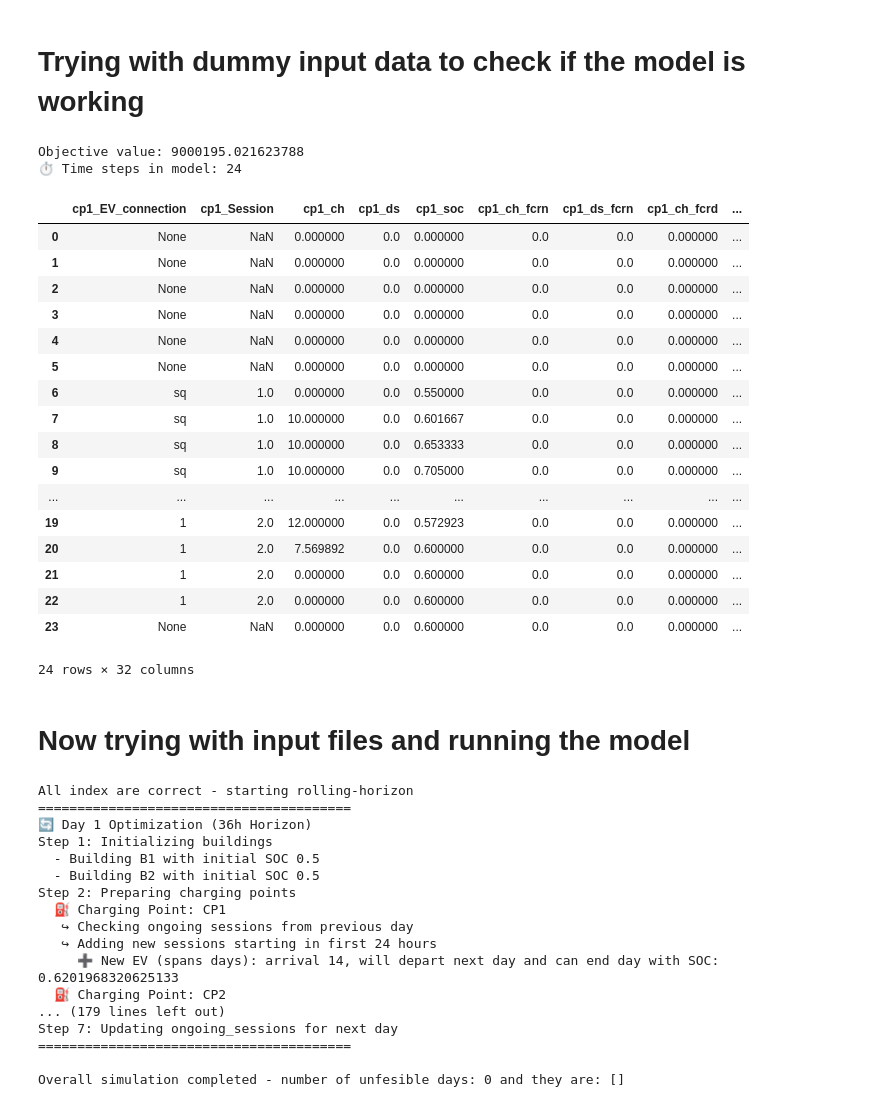
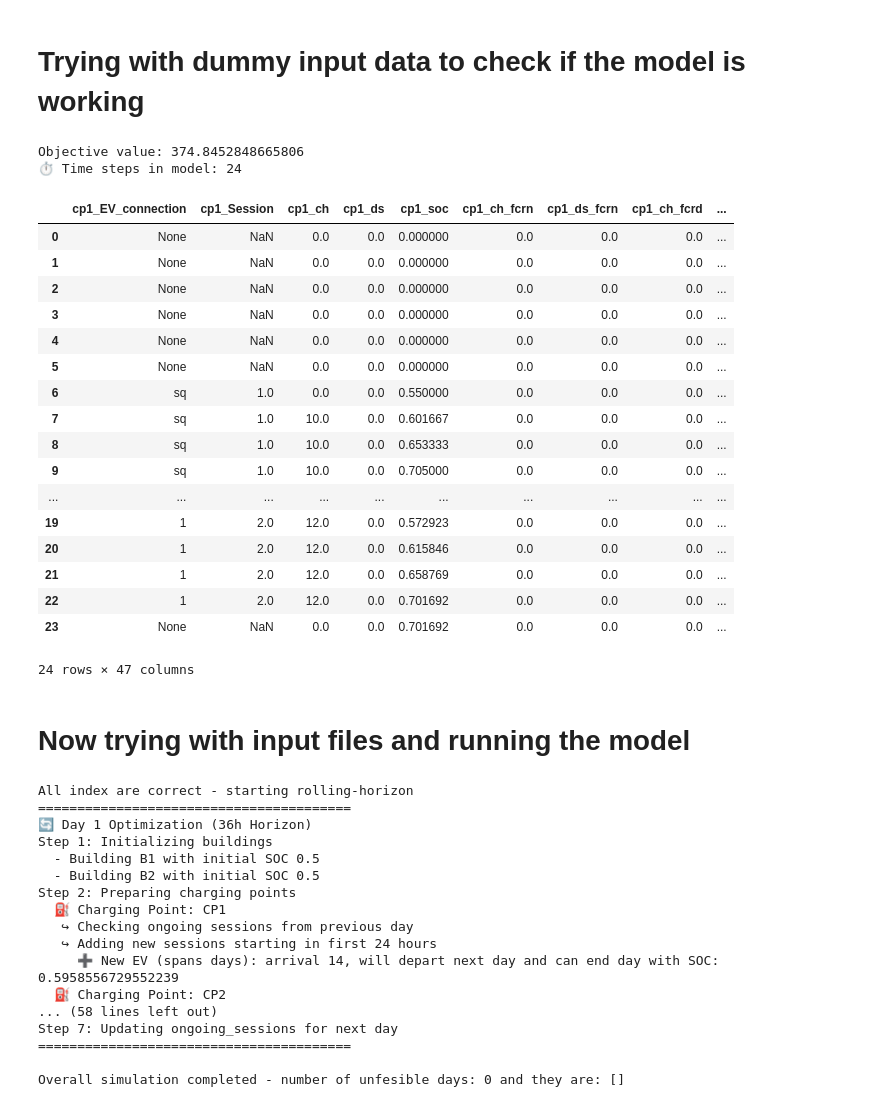
Before and after one commit to SaraAboebeid/ECOM-Tool, a Jupyter notebook: LEC-Opt-with_aging_FCRN_FCRD_15min.ipynb, the cells around one changed output. Cells and saved outputs as stored; diff of their text form; code cells hidden in the pictures.

Commit message:
Updated units for spot prices

```diff
--- a/LEC-Opt-with_aging_FCRN_FCRD_15min.ipynb
+++ b/LEC-Opt-with_aging_FCRN_FCRD_15min.ipynb
@@ -1056,52 +1056,52 @@ load1 = [10 + 0.5*np.sin(i*np.pi/12) for i in range(T)]
 pv_production1 = [0.0 if i < 6 or i > 18 else 2.5*np.sin((i-6)*np.pi/12) for i in range(T)]
 
 base_temp = -5  # average daily temperature
 amplitude = 4   # daily variation
 
 winter_temperature = [
     base_temp + amplitude * np.cos((i - 8) * np.pi / 12)  # coldest at ~5 AM
     + np.random.normal(0, 0.5) + 273  # small natural disturbance
     for i in range(T)
 ]
 
 cp1 = charging_point(name = 'cp1', ev_id = ['sq', 1], session_id= [1, 2], ev_capacity=[45, 65], ev_max_power=[10, 12], ev_arrival=[6, 18], ev_departure= [12, 23], ev_arrival_soc=[0.55, 0.53], ev_desired_soc=[0.75, 0.6])
 cp2 = charging_point(name = 'cp2', ev_id = [2, 3], session_id= [1, 2], ev_capacity=[55, 95], ev_max_power=[10, 12], ev_arrival=[8, 15], ev_departure= [12, 20], ev_arrival_soc=[0.64, 0.7], ev_desired_soc=[0.75, 0.75])
 
 b1 = building(name= 'b1', load = load, pv_production=pv_production, bess_capacity=100, bess_initial_soc=0.2, bess_max_power=15)
 b2 = building(name= 'b2', load = load1, pv_production=pv_production1, bess_capacity=0, bess_initial_soc=0.5, bess_max_power=7.5)
 b3 = building(name= 'b3', load = [0*i for i in range(len(load1))], pv_production=[0*i for i in range(len(pv_production1))], bess_capacity=80, bess_initial_soc=0.5, bess_max_power=7.5)
 
-opt_model = LEC_Opt_spot_fcrn_fcrd([cp1], [], spot_prices, temperature=winter_temperature, fcrn_prices=fcrn_prices, fcrdu_prices=fcrdu_prices, fcrdd_prices=fcrdd_prices,
+opt_model = LEC_Opt_spot_fcrn_fcrd([cp1], [b1], spot_prices, temperature=winter_temperature, fcrn_prices=fcrn_prices, fcrdu_prices=fcrdu_prices, fcrdd_prices=fcrdd_prices,
                                    reg_up=up_reg, reg_down=down_reg, act_fcrn_up=act_up, act_fcrn_down=act_down,
                                    act_fcrd_up=act_up, act_fcrd_down=act_down, fcrn_on=1, fcrdd_on=1, fcrdu_on=1, aging=1, v2g_on=0, resolution=4, dc=True)
 results_df = opt_model.solve()
 df = opt_model.get_results()
 df['Cyc_Age'] = df.filter(regex='_CycAg$').sum(axis=1) * 100
 df['Cal_Age'] = df.filter(regex='_CalAg$').sum(axis=1) * 100
 df['Cyc_Cost'] = df.filter(regex='_CycCost$').sum(axis=1)
 df['Cal_Cost'] = df.filter(regex='_CalCost$').sum(axis=1)
 df
 # %% [output]
-Objective value: 9000195.021623788
+Objective value: 374.8452848665806
 ⏱ Time steps in model: 24
 |  | cp1_EV_connection | cp1_Session | cp1_ch | cp1_ds | cp1_soc | cp1_ch_fcrn | cp1_ds_fcrn | cp1_ch_fcrd | ... |
-| 0 | None | NaN | 0.000000 | 0.0 | 0.000000 | 0.0 | 0.0 | 0.000000 | ... |
-| 1 | None | NaN | 0.000000 | 0.0 | 0.000000 | 0.0 | 0.0 | 0.000000 | ... |
-| 2 | None | NaN | 0.000000 | 0.0 | 0.000000 | 0.0 | 0.0 | 0.000000 | ... |
-| 3 | None | NaN | 0.000000 | 0.0 | 0.000000 | 0.0 | 0.0 | 0.000000 | ... |
-| 4 | None | NaN | 0.000000 | 0.0 | 0.000000 | 0.0 | 0.0 | 0.000000 | ... |
-| 5 | None | NaN | 0.000000 | 0.0 | 0.000000 | 0.0 | 0.0 | 0.000000 | ... |
-| 6 | sq | 1.0 | 0.000000 | 0.0 | 0.550000 | 0.0 | 0.0 | 0.000000 | ... |
-| 7 | sq | 1.0 | 10.000000 | 0.0 | 0.601667 | 0.0 | 0.0 | 0.000000 | ... |
-| 8 | sq | 1.0 | 10.000000 | 0.0 | 0.653333 | 0.0 | 0.0 | 0.000000 | ... |
-| 9 | sq | 1.0 | 10.000000 | 0.0 | 0.705000 | 0.0 | 0.0 | 0.000000 | ... |
+| 0 | None | NaN | 0.0 | 0.0 | 0.000000 | 0.0 | 0.0 | 0.0 | ... |
+| 1 | None | NaN | 0.0 | 0.0 | 0.000000 | 0.0 | 0.0 | 0.0 | ... |
+| 2 | None | NaN | 0.0 | 0.0 | 0.000000 | 0.0 | 0.0 | 0.0 | ... |
+| 3 | None | NaN | 0.0 | 0.0 | 0.000000 | 0.0 | 0.0 | 0.0 | ... |
+| 4 | None | NaN | 0.0 | 0.0 | 0.000000 | 0.0 | 0.0 | 0.0 | ... |
+| 5 | None | NaN | 0.0 | 0.0 | 0.000000 | 0.0 | 0.0 | 0.0 | ... |
+| 6 | sq | 1.0 | 0.0 | 0.0 | 0.550000 | 0.0 | 0.0 | 0.0 | ... |
+| 7 | sq | 1.0 | 10.0 | 0.0 | 0.601667 | 0.0 | 0.0 | 0.0 | ... |
+| 8 | sq | 1.0 | 10.0 | 0.0 | 0.653333 | 0.0 | 0.0 | 0.0 | ... |
+| 9 | sq | 1.0 | 10.0 | 0.0 | 0.705000 | 0.0 | 0.0 | 0.0 | ... |
 | ... | ... | ... | ... | ... | ... | ... | ... | ... | ... |
-| 19 | 1 | 2.0 | 12.000000 | 0.0 | 0.572923 | 0.0 | 0.0 | 0.000000 | ... |
-| 20 | 1 | 2.0 | 7.569892 | 0.0 | 0.600000 | 0.0 | 0.0 | 0.000000 | ... |
-| 21 | 1 | 2.0 | 0.000000 | 0.0 | 0.600000 | 0.0 | 0.0 | 0.000000 | ... |
-| 22 | 1 | 2.0 | 0.000000 | 0.0 | 0.600000 | 0.0 | 0.0 | 0.000000 | ... |
-| 23 | None | NaN | 0.000000 | 0.0 | 0.600000 | 0.0 | 0.0 | 0.000000 | ... |
+| 19 | 1 | 2.0 | 12.0 | 0.0 | 0.572923 | 0.0 | 0.0 | 0.0 | ... |
+| 20 | 1 | 2.0 | 12.0 | 0.0 | 0.615846 | 0.0 | 0.0 | 0.0 | ... |
+| 21 | 1 | 2.0 | 12.0 | 0.0 | 0.658769 | 0.0 | 0.0 | 0.0 | ... |
+| 22 | 1 | 2.0 | 12.0 | 0.0 | 0.701692 | 0.0 | 0.0 | 0.0 | ... |
+| 23 | None | NaN | 0.0 | 0.0 | 0.701692 | 0.0 | 0.0 | 0.0 | ... |
-24 rows × 32 columns
+24 rows × 47 columns
 # %% [markdown]
 # Now trying with input files and running the model
 # %%
@@ -1128,7 +1128,7 @@ temperature = pd.read_excel(temperature_file_path)
 temperature.index = pd.DatetimeIndex(temperature.iloc[:,0])
 # %%
 start_date = pd.to_datetime("2023-01-01 00:00:00")
-days = 5
+days = 2
 horizon_hours = 36
 store_hours = 24
 previous_monthly_peak = 0
@@ -1209,6 +1209,8 @@ for day in range(days):
     for cp_name in charging_point_data.keys():
         print(f"  ⛽ Charging Point: {cp_name}")
         cp_df = charging_point_data[cp_name]
+        cp_df['Arrival'] = pd.to_datetime(cp_df['Arrival'])
+        cp_df['Departure'] = pd.to_datetime(cp_df['Departure'])
         capacities, max_powers, arrivals, departures = [], [], [], []
         arrival_socs, desired_socs, ev_ids, session_ids = [], [], [], []
 
@@ -1311,17 +1313,17 @@ for day in range(days):
 
     # 3. Run optimization
     print("Step 3: Solving optimization model")
-    spot_prices = np.array(prices['Spot prices'].loc[start_time:end_time] * 11.1 / 1000) #€/MWh to SEK/kWh
+    spot_prices = np.array(prices['Spot prices'].loc[start_time:end_time]) #* 11.1 / 1000) #€/MWh to SEK/kWh
     temperatures = np.array(temperature['Temperature'].loc[start_time:end_time])
     fcrn_prices = np.array(prices['FCRN prices'].loc[start_time:end_time] * 11.1 / 1000)
     fcrdu_prices = np.array(prices['FCRDU prices'].loc[start_time:end_time] * 11.1 / 1000)
     fcrdd_prices = np.array(prices['FCRDD prices'].loc[start_time:end_time] * 11.1 / 1000)
     up_reg = np.array(prices['Up reg prices'].loc[start_time:end_time] * 11.1 / 1000)
     down_reg = np.array(prices['Down reg prices'].loc[start_time:end_time] * 11.1 / 1000)
-    act_up_fcrn = np.array(activation['FCR-N-up'].loc[start_time:end_time] * 11.1 / 1000)
-    act_up_fcrd = np.array(activation['FCR-D-up'].loc[start_time:end_time] * 11.1 / 1000)
-    act_down_fcrn = np.array(activation['FCR-N-down'].loc[start_time:end_time] * 11.1 / 1000)
-    act_down_fcrd = np.array(activation['FCR-D-down'].loc[start_time:end_time] * 11.1 / 1000)
+    act_up_fcrn = np.array(activation['FCR-N-up'].loc[start_time:end_time])
+    act_up_fcrd = np.array(activation['FCR-D-up'].loc[start_time:end_time])
+    act_down_fcrn = np.array(activation['FCR-N-down'].loc[start_time:end_time])
+    act_down_fcrd = np.array(activation['FCR-D-down'].loc[start_time:end_time])
 
     opt_model = LEC_Opt_spot_fcrn_fcrd(charging_point_list, building_list, spot_prices, temperature=temperatures, fcrn_prices=fcrn_prices, fcrdu_prices=fcrdu_prices, fcrdd_prices=fcrdd_prices,
                                    reg_up=up_reg, reg_down=down_reg, act_fcrn_up=act_up_fcrn, act_fcrn_down=act_down_fcrn,
@@ -1333,7 +1335,7 @@ for day in range(days):
         unfeasible_days.append(day)
         opt_model = LEC_Opt_spot_fcrn_fcrd(charging_point_list, building_list, spot_prices, temperature=temperatures, fcrn_prices=fcrn_prices, fcrdu_prices=fcrdu_prices, fcrdd_prices=fcrdd_prices,
                                    reg_up=up_reg, reg_down=down_reg, act_fcrn_up=act_up_fcrn, act_fcrn_down=act_down_fcrn,
-                                   act_fcrd_up=act_up_fcrd, act_fcrd_down=act_down_fcrd, fcrn_on=0, fcrdd_on=0, fcrdu_on=0, aging=0, resolution=resolution ,v2g_on=0, dc = False)
+                                   act_fcrd_up=act_up_fcrd, act_fcrd_down=act_down_fcrd, fcrn_on=0, fcrdd_on=0, fcrdu_on=0, aging=0, resolution=resolution ,v2g_on=1, dc = False)
         results_df = opt_model.solve()
         if results_df.solver.termination_condition == TerminationCondition.maxTimeLimit:
             print(f"Solver stopped due to time limit with SC - recheck every input data on day {day}")
@@ -1419,9 +1421,9 @@ Step 2: Preparing charging points
   ⛽ Charging Point: CP1
    ↪ Checking ongoing sessions from previous day
    ↪ Adding new sessions starting in first 24 hours
-     ➕ New EV (spans days): arrival 14, will depart next day and can end day with SOC: 0.6201968320625133
+     ➕ New EV (spans days): arrival 14, will depart next day and can end day with SOC: 0.5958556729552239
   ⛽ Charging Point: CP2
-... (179 lines left out)
+... (58 lines left out)
 Step 7: Updating ongoing_sessions for next day
 ========================================
 
```
Also changed, not shown: parts of 2 cells of this notebook, 2 other files.
